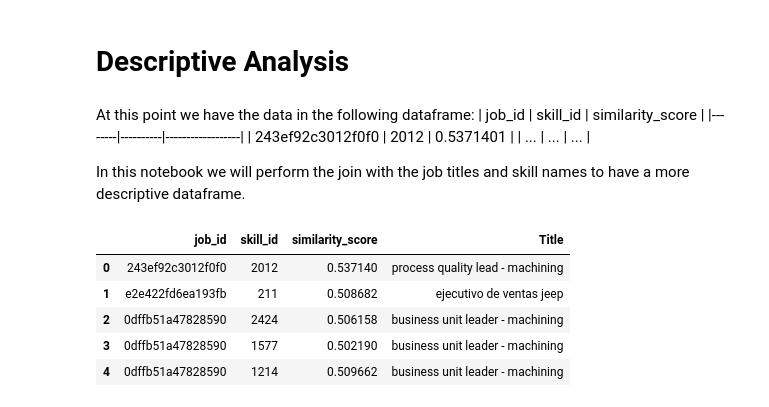
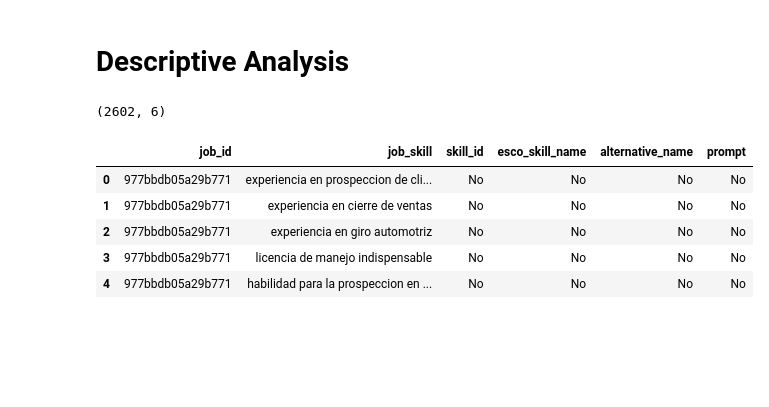
Before and after one commit to JNArrazola/green_skill_RAG_system, a Jupyter notebook: src/4_descriptive_analysis.ipynb, the cells around one changed output. Cells and saved outputs as stored; diff of their text form; code cells hidden in the pictures; blank space fills up the shorter version.

```diff
--- a/src/4_descriptive_analysis.ipynb
+++ b/src/4_descriptive_analysis.ipynb
@@ -1,12 +1,4 @@
 # %% [markdown]
 # Descriptive Analysis
-# %% [markdown]
-At this point we have the data in the following dataframe:
-| job_id | skill_id | similarity_score |
-|--------|----------|------------------|
-| 243ef92c3012f0f0 | 2012 | 0.5371401 |
-| ... | ... | ... |
-
-In this notebook we will perform the join with the job titles and skill names to have a more descriptive dataframe.
 # %%
 import pandas as pd
@@ -13,5 +7,13 @@ import pandas as pd
 # %%
 # Load the data
-df_joined = pd.read_csv("../data/green_jobs_normalized.csv")
-df_jobs = pd.read_csv("../data/jan_to_apr_2025_with_languages_cleaned.csv")
-df_skills = pd.read_csv("../data/taxonomies/esco_green_skills_cleaned.csv")
+df_skills = pd.read_csv("../data/green_skills_with_GPT-5.csv")
+print(df_skills.shape)
+df_skills.head()
+# %% [output]
+(2602, 6)
+|  | job_id | job_skill | skill_id | esco_skill_name | alternative_name | prompt |
+| 0 | 977bbdb05a29b771 | experiencia en prospeccion de cli... | No | No | No | No |
+| 1 | 977bbdb05a29b771 | experiencia en cierre de ventas | No | No | No | No |
+| 2 | 977bbdb05a29b771 | experiencia en giro automotriz | No | No | No | No |
+| 3 | 977bbdb05a29b771 | licencia de manejo indispensable | No | No | No | No |
+| 4 | 977bbdb05a29b771 | habilidad para la prospeccion en ... | No | No | No | No |
@@ -25,9 +19,0 @@ merged_jobs = pd.merge(df_joined, df_jobs_unique, on="job_id", how="left")
-# %%
-merged_jobs.head()
-# %% [output]
-|  | job_id | skill_id | similarity_score | Title |
-| 0 | 243ef92c3012f0f0 | 2012 | 0.537140 | process quality lead - machining |
-| 1 | e2e422fd6ea193fb | 211 | 0.508682 | ejecutivo de ventas jeep |
-| 2 | 0dffb51a47828590 | 2424 | 0.506158 | business unit leader - machining |
-| 3 | 0dffb51a47828590 | 1577 | 0.502190 | business unit leader - machining |
-| 4 | 0dffb51a47828590 | 1214 | 0.509662 | business unit leader - machining |
```
Also changed, not shown: parts of 14 cells of this notebook, 7 other files.
